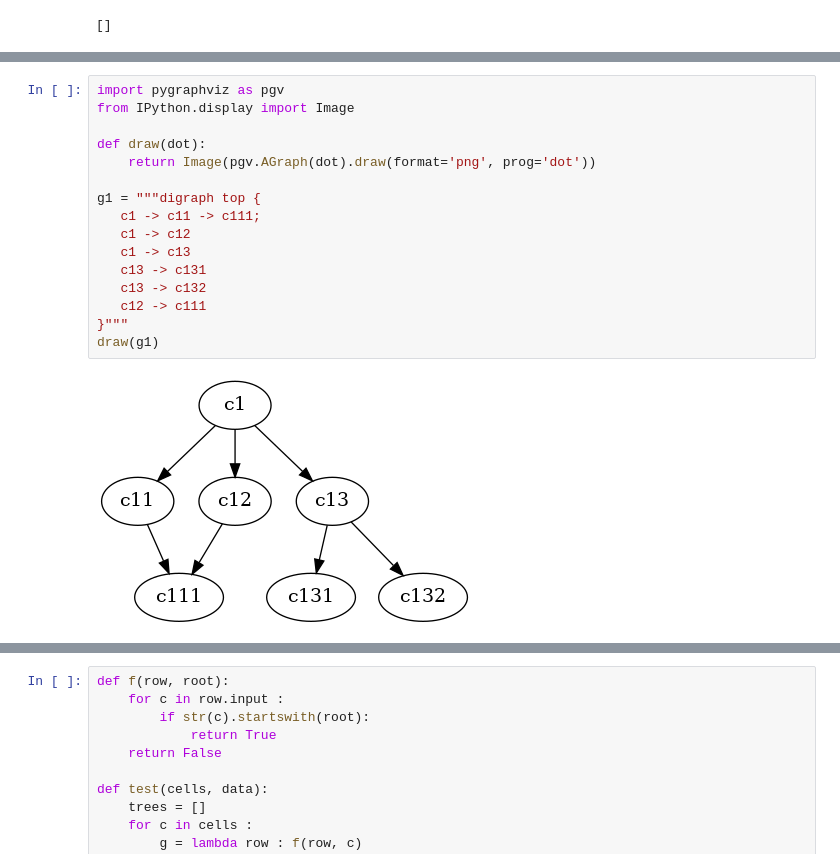
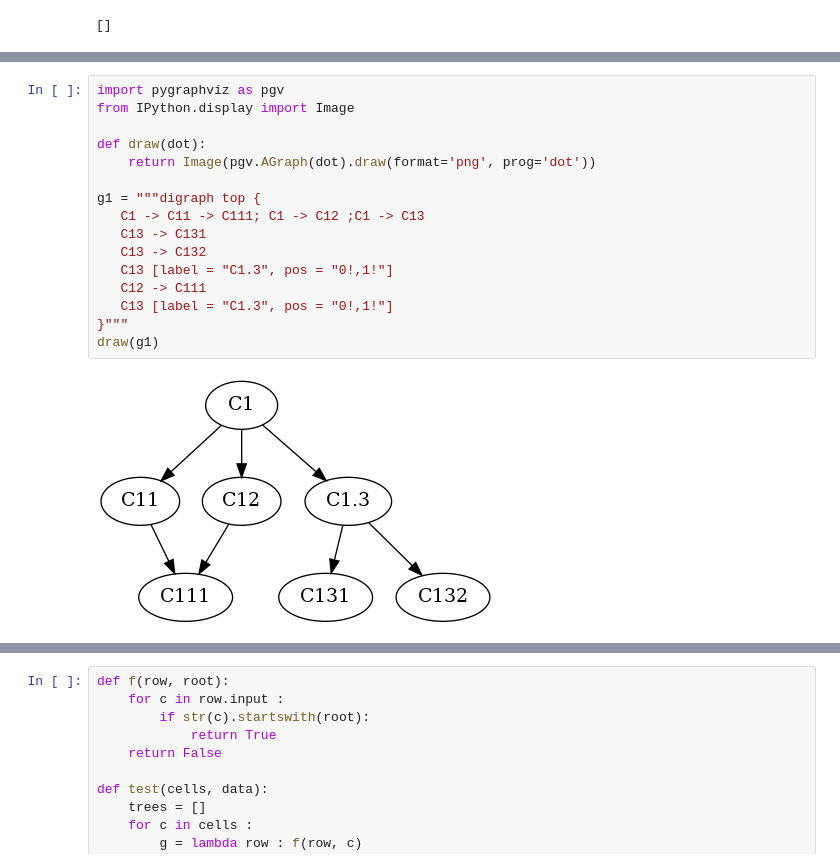
Before and after one commit to Valentin-Molina/ecn_radiobiology, a Jupyter notebook: notebook/Valentin_arbres.ipynb, the cells around one changed output, grey strips where cells are left out. Drawn from its saved outputs; the diff is of its cells as text.

Commit message:
some tests on graphs

```diff
--- a/notebook/Valentin_arbres.ipynb
+++ b/notebook/Valentin_arbres.ipynb
@@ -112,18 +113,18 @@ pip install pygraphviz
 # %%
 import pygraphviz as pgv
 from IPython.display import Image
 
 def draw(dot):
     return Image(pgv.AGraph(dot).draw(format='png', prog='dot'))
 
 g1 = """digraph top {
-   c1 -> c11 -> c111;
-   c1 -> c12
-   c1 -> c13
-   c13 -> c131
-   c13 -> c132
-   c12 -> c111
+   C1 -> C11 -> C111; C1 -> C12 ;C1 -> C13
+   C13 -> C131
+   C13 -> C132
+   C13 [label = "C1.3", pos = "0!,1!"]
+   C12 -> C111
+   C13 [label = "C1.3", pos = "0!,1!"]
 }"""
 draw(g1)
 # %% [output]
-[figure, old version]
+[figure, new version]
```
Also changed, not shown: parts of 1 cell of this notebook, 1 other file.
